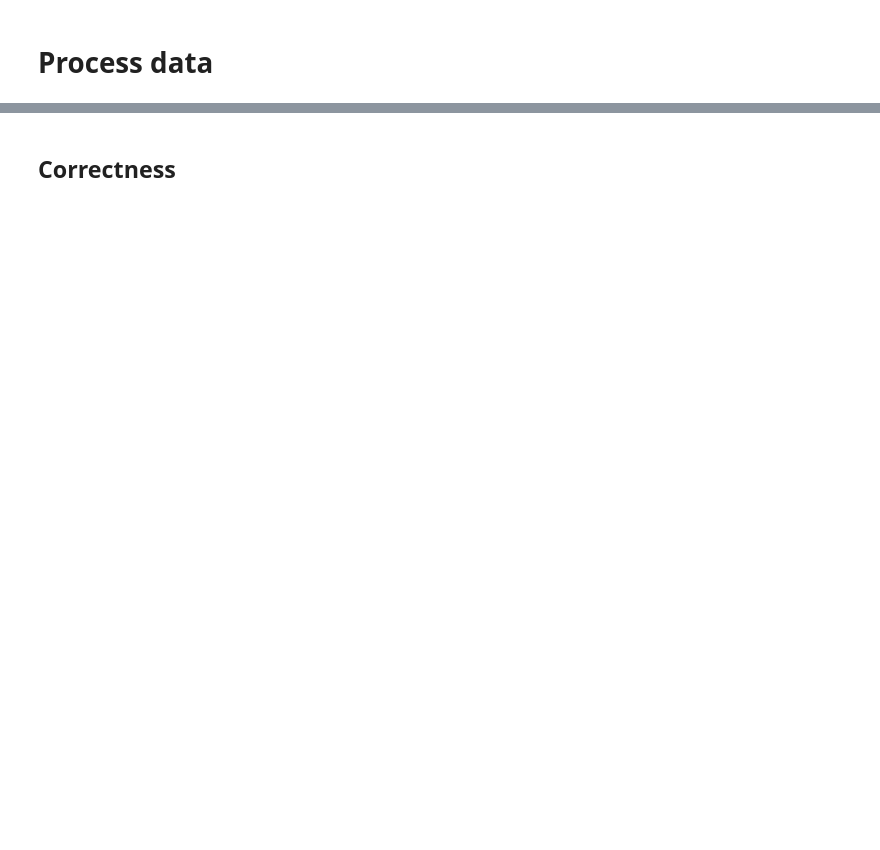
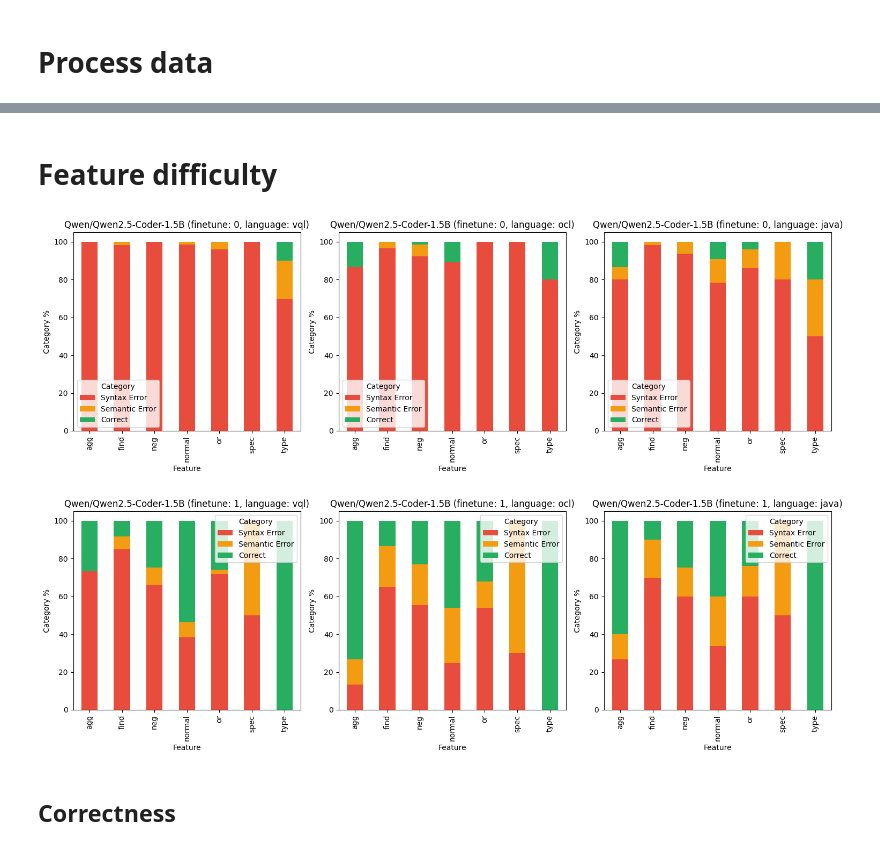
Before and after one commit to PELAB-LiU/Text2VQL, a Jupyter notebook: results/diagrams.ipynb, the cells around one changed output, grey strips where cells are left out. Saved outputs shown, nothing was run; the diff lists cells and outputs as text; code cells hidden in the pictures; blank space fills up the shorter version.

```diff
--- a/results/diagrams.ipynb
+++ b/results/diagrams.ipynb
@@ -53,9 +53,10 @@ def test_dataset():
     return pd.DataFrame(data)
 # %%
 def classify(row):
-    if not row["syntax"]:
+    # Use pd.isna() to handle missing values
+    if pd.isna(row["syntax"]) or not row["syntax"]:
         return "Syntax Error"
-    elif not row["semantics"]:
+    elif pd.isna(row["semantics"]) or not row["semantics"]:
         return "Semantic Error"
     else:
         return "Correct"
@@ -66,3 +109,18 @@ with sqlite3.connect(os.path.join(TEXT2VQL_ROOT,'finetuning/evaluation-sample.db
 # %%
-df = test_dataset()
-df["category"] = df.apply(classify, axis=1)
+def loadTruth(path='../dataset_construction/test_metamodel/truth.csv'):
+    df = pd.read_csv(
+            path,
+            encoding='unicode_escape',
+            converters={
+                "construct_vql": lambda x: {s.strip() for s in str(x).split(",") if s.strip()}
+            }
+    )
+
+    # Convert 'id' to int and drop rows where it's missing or invalid
+    df["id"] = pd.to_numeric(df["id"], errors="coerce")
+    df = df.dropna(subset=["id"])
+    df["id"] = df["id"].astype(int)
+    return df
+truth = loadTruth()
+# %% [markdown]
+# Feature difficulty
@@ -69,3 +162,24 @@ df["category"] = df.apply(classify, axis=1)
+# %%
+fig, axs = plt.subplots(1, 3, figsize=(15, 5))  # 1 row, 3 columns
+
+for ax, lang in zip(axs, ['vql', 'ocl', 'java']):
+    difficulty(ax, finetune=0, lang=lang)
+
+plt.tight_layout()
+#fig.suptitle("Feature difficulty")
+plt.show()
+
+fig, axs = plt.subplots(1, 3, figsize=(15, 5))  # 1 row, 3 columns
+
+for ax, lang in zip(axs, ['vql', 'ocl', 'java']):
+    difficulty(ax, finetune=1, lang=lang)
+
+plt.tight_layout()
+#fig.suptitle("Feature difficulty")
+plt.show()
+# %% [output]
+[figure, added]
+[figure, added]
 # %% [markdown]
 ## Correctness
 # %%
```
Also changed, not shown: parts of 10 cells of this notebook.
